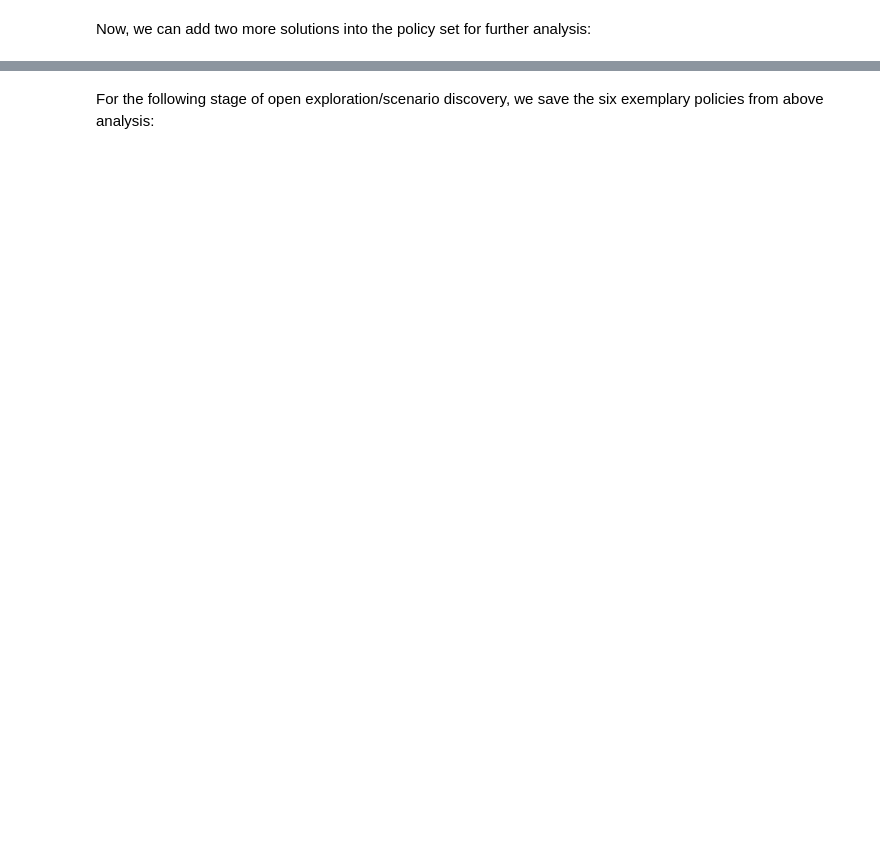
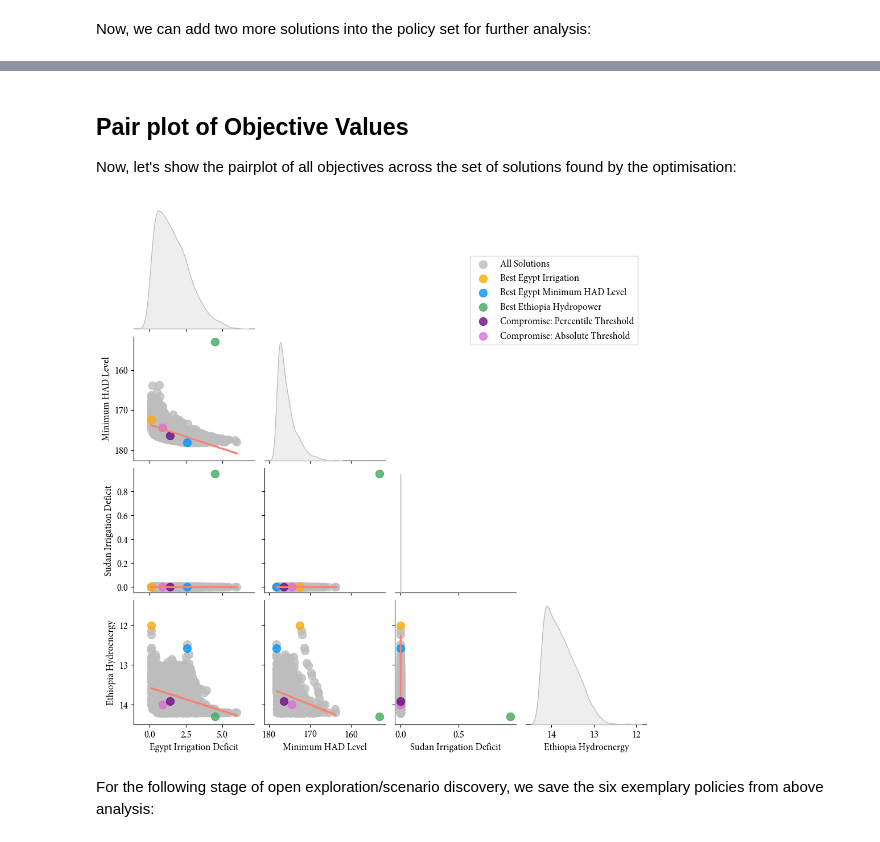
Before and after one commit to ysari97/eastern-nile-optimization, a Jupyter notebook: nile_EMODPS_framework/output_analysis/output_analysis.ipynb, the cells around one changed output, grey strips where cells are left out. Drawn from its saved outputs; the diff is of its cells as text; code cells hidden in the pictures; blank space fills up the shorter version.

```diff
--- a/nile_EMODPS_framework/output_analysis/output_analysis.ipynb
+++ b/nile_EMODPS_framework/output_analysis/output_analysis.ipynb
@@ -223,3 +202,60 @@ plt.show()
+# %% [markdown]
+## Pair plot of Objective Values
+
+Now, let's show the pairplot of all objectives across the set of solutions found by the optimisation:
+# %%
+policy_colors = {
+    "Best Egypt Irrigation": "#fdaa09",
+    "Best Egypt Minimum HAD Level": "#0195fb",
+    "Best Ethiopia Hydropower": "#41ab5d",
+    "Compromise: Percentile Threshold": "#6C0C86",
+    "Compromise: Absolute Threshold": "orchid",
+    "All Solutions": "#bdbdbd",
+}
+norm_df = objectives.copy()
+norm_df.columns = [
+    "Egypt Irrigation Deficit",
+    "Minimum HAD Level",
+    "Sudan Irrigation Deficit",
+    "Ethiopia Hydroenergy",
+]
+
+
+norm_df["Name"] = "All Solutions"
+for i, solution_index in enumerate(solution_indices):
+    norm_df.loc[solution_index, "Name"] = solution_names[i]
+    # norm_df = norm_df.append(norm_df.loc[solution_index, :].copy())
+
+g = sns.pairplot(
+    norm_df,
+    corner=True,
+    kind="reg",
+    hue="Name",
+    diag_kind="kde",
+    plot_kws={"line_kws": {"color": "salmon"}, "scatter_kws": {"s": 100}},
+    palette=policy_colors,
+)
+handles = g._legend_data.values()
+labels = g._legend_data.keys()
+g._legend.remove()
+
+order = [0, 4, 1, 5, 3, 2]
+g.fig.legend(
+    handles=[list(handles)[i] for i in order],
+    labels=[list(labels)[i] for i in order],
+    bbox_to_anchor=(0.75, 0.90),
+)
+#     for i in range(len(g.axes)-1):
+#         g.axes[i,0].invert_yaxis()
+#         g.axes[i,i].invert_xaxis()
+g.axes[-1, 0].invert_yaxis()
+g.axes[1, 0].invert_yaxis()
+g.axes[-1, -1].invert_xaxis()
+g.axes[-1, 1].invert_xaxis()
+plt.savefig(f"../plots/baseline_optimization/pairplot.pdf", bbox_inches="tight")
+plt.show()
+# %% [output]
+[figure, added]
 # %% [markdown]
 For the following stage of open exploration/scenario discovery, we save the six exemplary policies from above analysis:
 # %%
```
Also changed, not shown: parts of 21 cells of this notebook, 21 other files.
